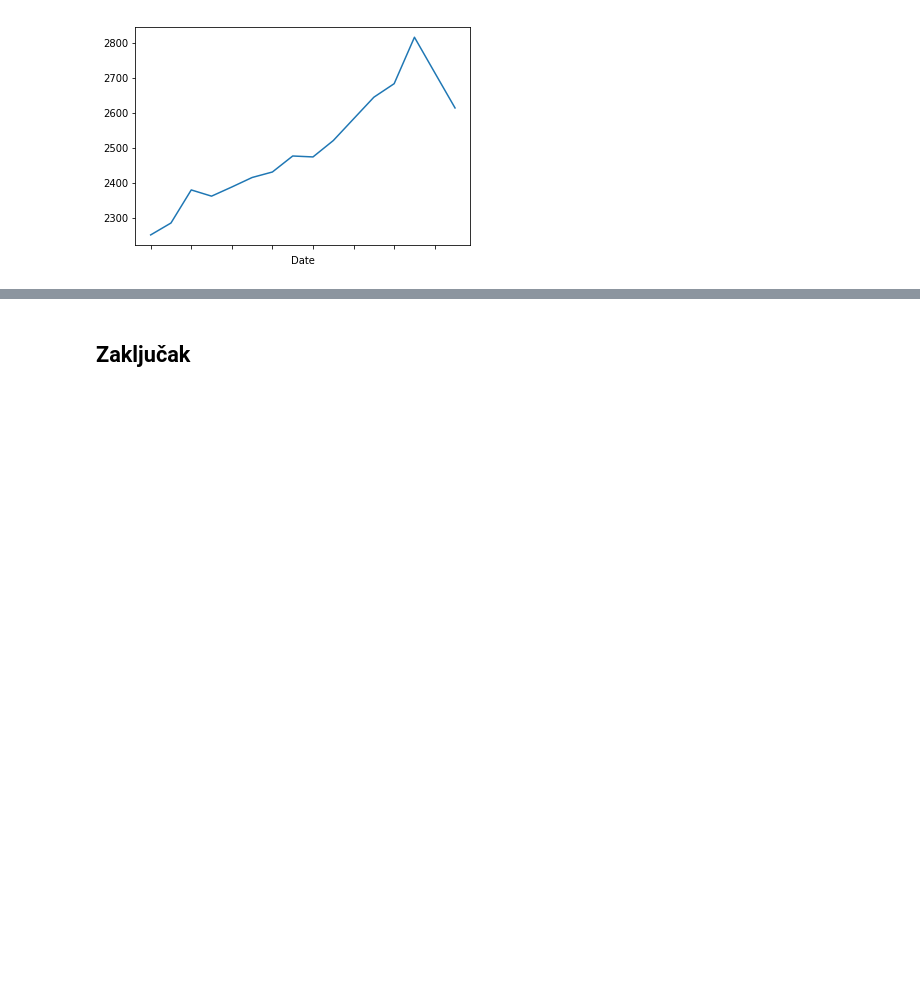
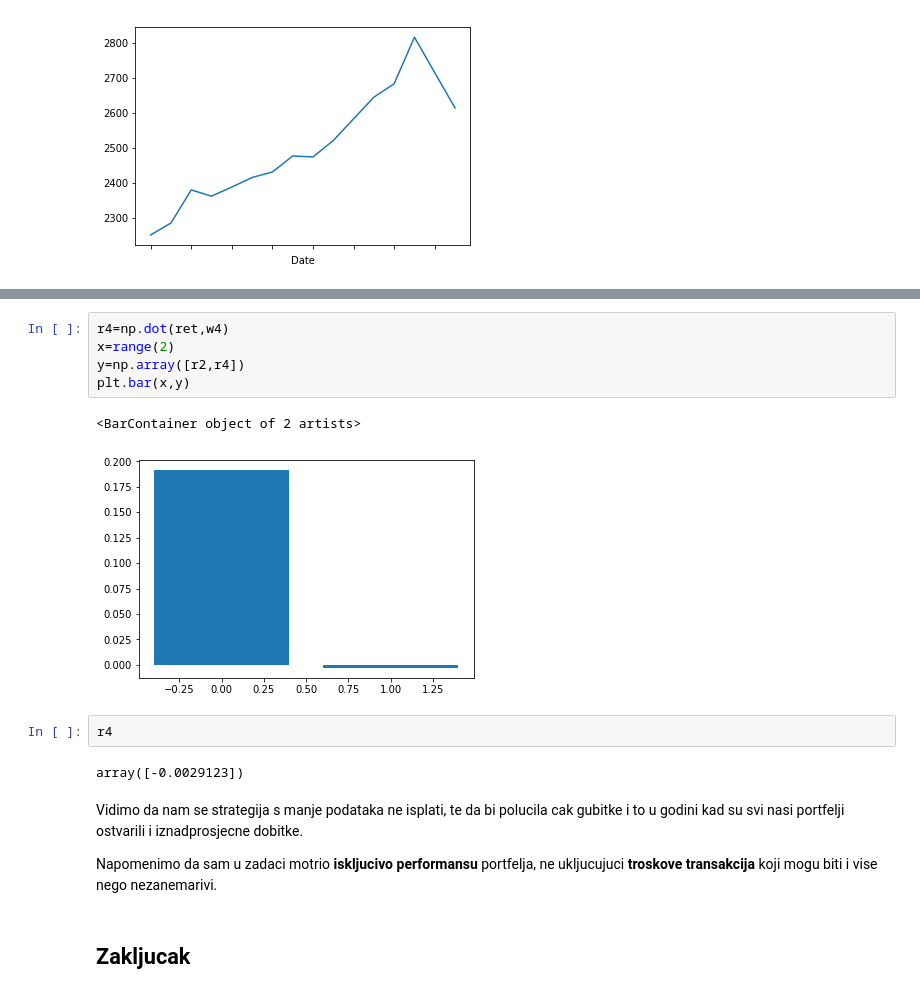
Before and after one commit to tibaris/Matematicki-softver, a Jupyter notebook: Zadaca 1.ipynb, the cells around one changed output, grey strips where cells are left out. Saved outputs shown, nothing was run; the diff lists cells and outputs as text; blank space fills up the shorter version.

```diff
--- a/Zadaca 1.ipynb
+++ b/Zadaca 1.ipynb
@@ -231,2 +273,18 @@ plt.show()
+# %%
+r4=np.dot(ret,w4)
+x=range(2)
+y=np.array([r2,r4])
+plt.bar(x,y)
+# %% [output]
+<BarContainer object of 2 artists>
+[figure, added]
+# %%
+r4
+# %% [output]
+array([-0.0029123])
+# %% [markdown]
+Vidimo da nam se strategija s manje podataka ne isplati, te da bi polucila cak gubitke i to u godini kad su svi nasi portfelji ostvarili i iznadprosjecne dobitke.
+
+Napomenimo da sam u zadaci motrio **iskljucivo performansu** portfelja, ne ukljucujuci **troskove transakcija** koji mogu biti i vise nego nezanemarivi.
 # %% [markdown]
-## Zaključak
+## Zakljucak
```
Also changed, not shown: parts of 13 cells of this notebook.
